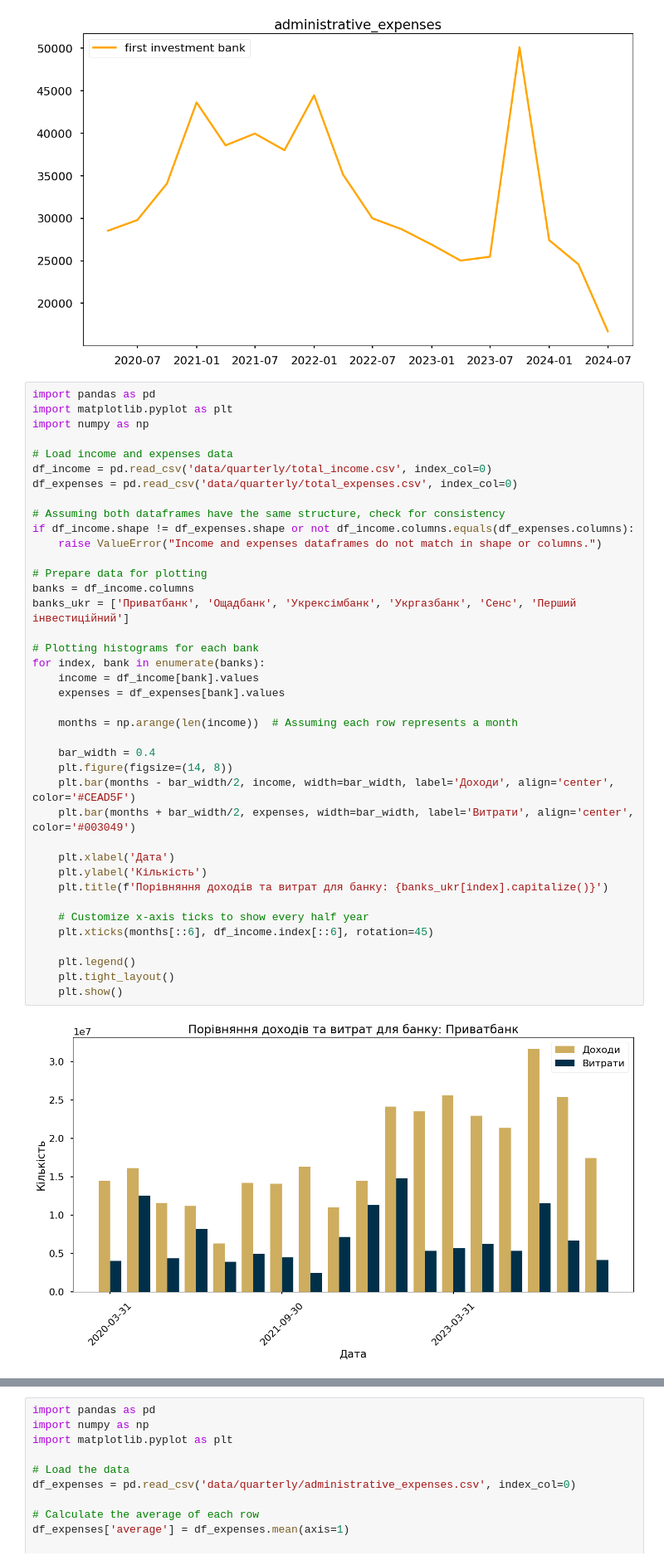
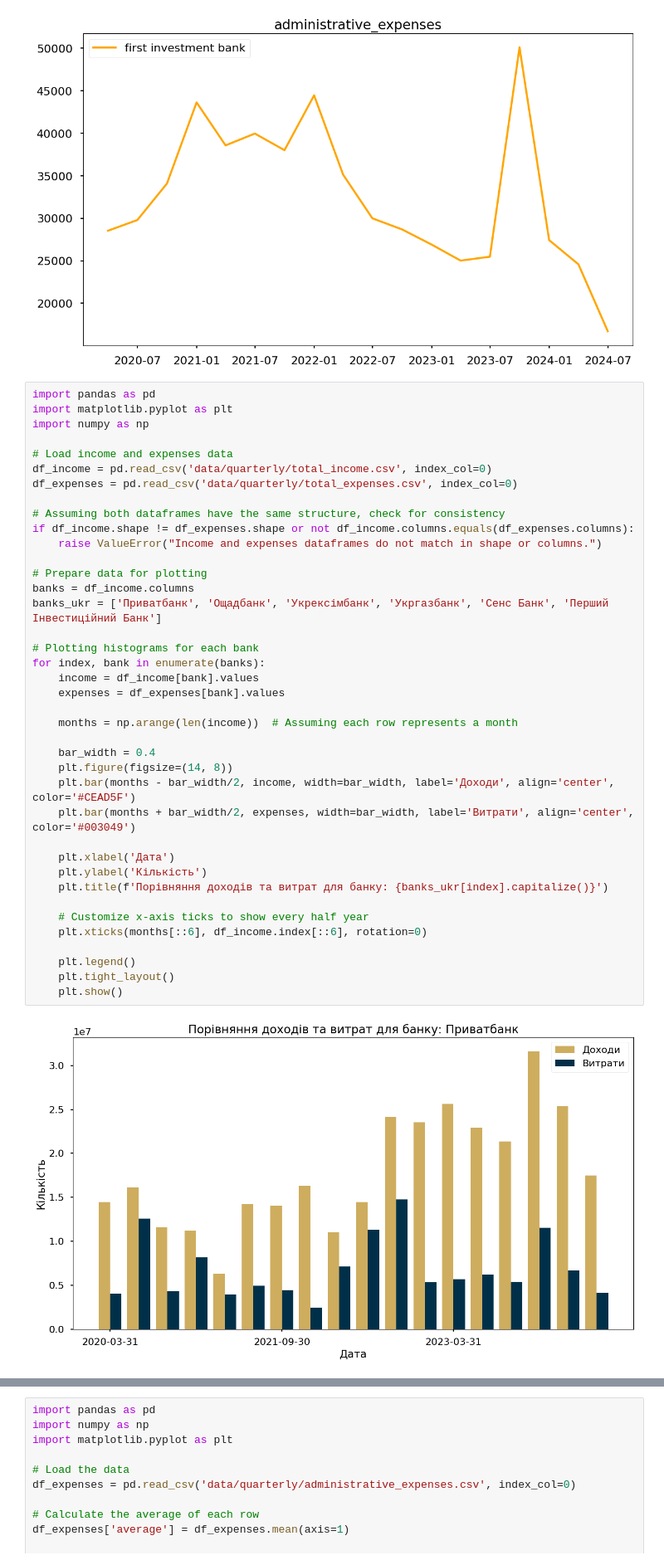
Before and after one commit to Lkupybida/ClothesIndustryAnalysys, a Jupyter notebook: banks.ipynb, the cells around one changed output, grey strips where cells are left out. Shown at 83% size. Drawn from its saved outputs; the diff is of its cells as text.

Commit message:
income expenses plots

```diff
--- a/banks.ipynb
+++ b/banks.ipynb
@@ -176,33 +176,33 @@ df_expenses = pd.read_csv('data/quarterly/total_expenses.csv', index_col=0)
 
 # Assuming both dataframes have the same structure, check for consistency
 if df_income.shape != df_expenses.shape or not df_income.columns.equals(df_expenses.columns):
     raise ValueError("Income and expenses dataframes do not match in shape or columns.")
 
 # Prepare data for plotting
 banks = df_income.columns
-banks_ukr = ['Приватбанк', 'Ощадбанк', 'Укрексімбанк', 'Укргазбанк', 'Сенс', 'Перший інвестиційний']
+banks_ukr = ['Приватбанк', 'Ощадбанк', 'Укрексімбанк', 'Укргазбанк', 'Сенс Банк', 'Перший Інвестиційний Банк']
 
 # Plotting histograms for each bank
 for index, bank in enumerate(banks):
     income = df_income[bank].values
     expenses = df_expenses[bank].values
 
     months = np.arange(len(income))  # Assuming each row represents a month
 
     bar_width = 0.4
     plt.figure(figsize=(14, 8))
     plt.bar(months - bar_width/2, income, width=bar_width, label='Доходи', align='center', color='#CEAD5F')
     plt.bar(months + bar_width/2, expenses, width=bar_width, label='Витрати', align='center', color='#003049')
 
     plt.xlabel('Дата')
     plt.ylabel('Кількість')
     plt.title(f'Порівняння доходів та витрат для банку: {banks_ukr[index].capitalize()}')
 
     # Customize x-axis ticks to show every half year
-    plt.xticks(months[::6], df_income.index[::6], rotation=45)
+    plt.xticks(months[::6], df_income.index[::6], rotation=0)
 
     plt.legend()
     plt.tight_layout()
     plt.show()
 # %% [output]
-[figure, old version]
+[figure, new version]
```
Also changed, not shown: parts of 1 cell of this notebook.
